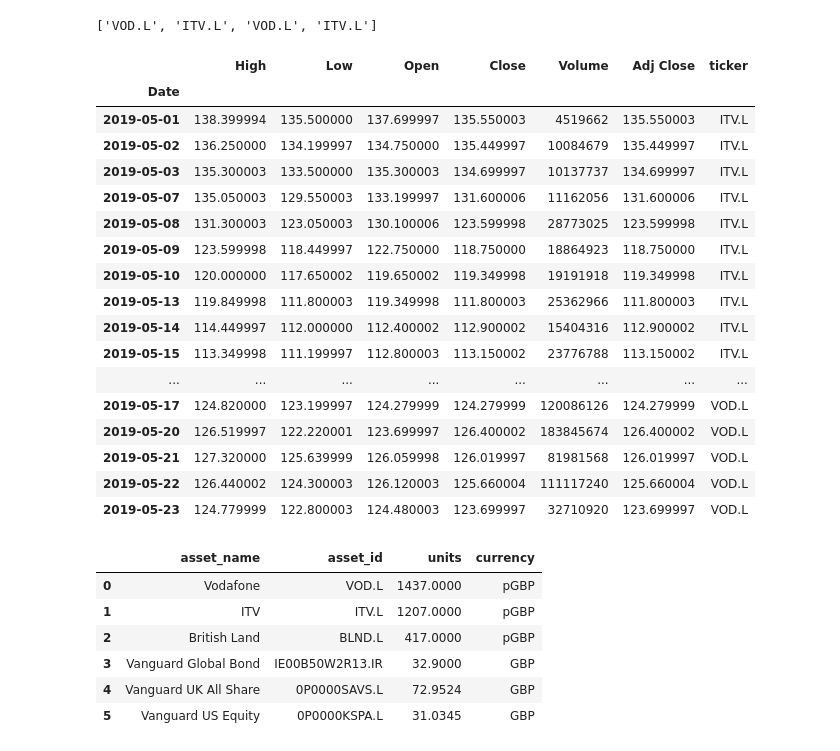
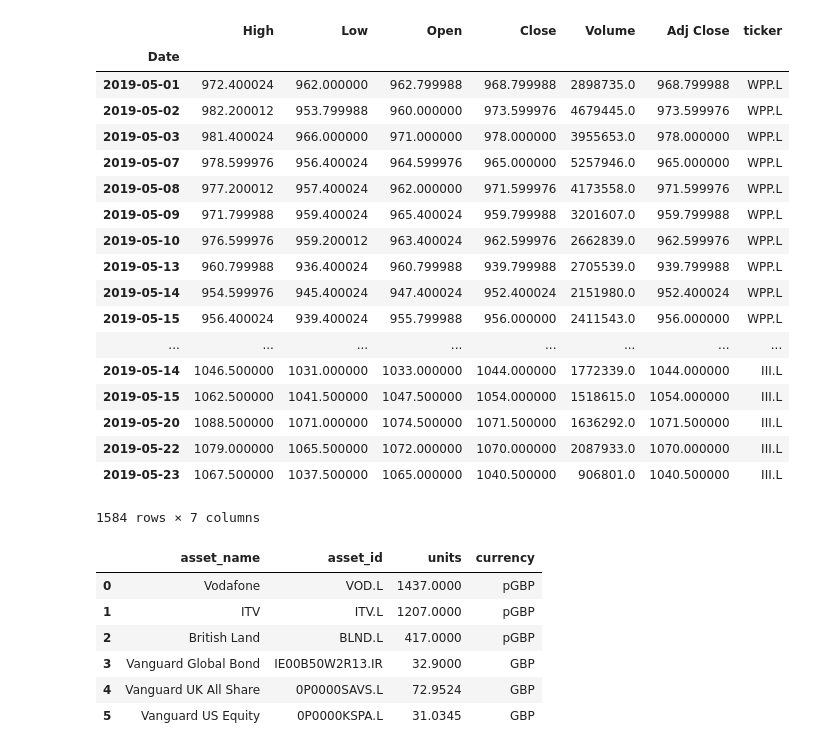
Before and after one commit to ninjananjo/Portfolio-Advisor, a Jupyter notebook: Portfolio Advisor.ipynb, the cells around one changed output. Drawn from its saved outputs; the diff is of its cells as text; code cells hidden in the pictures.

```diff
--- a/Portfolio Advisor.ipynb
+++ b/Portfolio Advisor.ipynb
@@ -94,4 +32,0 @@ blnd_value = blnd_price * blnd_units
-# %%
-['VOD.L', 'ITV.L']+['VOD.L', 'ITV.L']
-# %% [output]
-['VOD.L', 'ITV.L', 'VOD.L', 'ITV.L']
@@ -98,45 +48,47 @@ blnd_value = blnd_price * blnd_units
 # %%
-startdate = '2019/05/01'
-stocks = ['VOD.L', 'ITV.L']
-portfolio = pd.DataFrame()
+def get_yahoo_finance_data(stocks, startdate):
 
-for stock in stocks:
+    yahoo_finance_data = pd.DataFrame()
 
-    if portfolio.shape[0]==0:
+    for stock in stocks:
 
-        portfolio = pdr.DataReader(stock, 'yahoo', startdate)
-        portfolio['ticker']=[stock]*portfolio.shape[0]
-    else:
-        data = pdr.DataReader(stock, 'yahoo', startdate)
-        data['ticker']=[stock]*data.shape[0]
-        #print([data])
-        #print([portfolio])
-        portfolio = pd.concat([data,portfolio])
+        if yahoo_finance_data.shape[0]==0:
+            yahoo_finance_data = pdr.DataReader(stock, 'yahoo', startdate)
+            yahoo_finance_data['ticker']=[stock]*yahoo_finance_data.shape[0]
+        else:
+            temp = pdr.DataReader(stock, 'yahoo', startdate)
+            temp['ticker']=[stock]*temp.shape[0]
+            yahoo_finance_data = pd.concat([temp,yahoo_finance_data])
 
-
-
-#vod['Adj Close'].plot()
+    return(yahoo_finance_data)
-# %%
-portfolio
-# %% [output]
-|  | High | Low | Open | Close | Volume | Adj Close | ticker |
-| Date |  |  |  |  |  |  |  |
-| 2019-05-01 | 138.399994 | 135.500000 | 137.699997 | 135.550003 | 4519662 | 135.550003 | ITV.L |
-| 2019-05-02 | 136.250000 | 134.199997 | 134.750000 | 135.449997 | 10084679 | 135.449997 | ITV.L |
-| 2019-05-03 | 135.300003 | 133.500000 | 135.300003 | 134.699997 | 10137737 | 134.699997 | ITV.L |
-| 2019-05-07 | 135.050003 | 129.550003 | 133.199997 | 131.600006 | 11162056 | 131.600006 | ITV.L |
-| 2019-05-08 | 131.300003 | 123.050003 | 130.100006 | 123.599998 | 28773025 | 123.599998 | ITV.L |
-| 2019-05-09 | 123.599998 | 118.449997 | 122.750000 | 118.750000 | 18864923 | 118.750000 | ITV.L |
-| 2019-05-10 | 120.000000 | 117.650002 | 119.650002 | 119.349998 | 19191918 | 119.349998 | ITV.L |
-| 2019-05-13 | 119.849998 | 111.800003 | 119.349998 | 111.800003 | 25362966 | 111.800003 | ITV.L |
-| 2019-05-14 | 114.449997 | 112.000000 | 112.400002 | 112.900002 | 15404316 | 112.900002 | ITV.L |
-| 2019-05-15 | 113.349998 | 111.199997 | 112.800003 | 113.150002 | 23776788 | 113.150002 | ITV.L |
-| ... | ... | ... | ... | ... | ... | ... | ... |
-| 2019-05-17 | 124.820000 | 123.199997 | 124.279999 | 124.279999 | 120086126 | 124.279999 | VOD.L |
-| 2019-05-20 | 126.519997 | 122.220001 | 123.699997 | 126.400002 | 183845674 | 126.400002 | VOD.L |
-| 2019-05-21 | 127.320000 | 125.639999 | 126.059998 | 126.019997 | 81981568 | 126.019997 | VOD.L |
-| 2019-05-22 | 126.440002 | 124.300003 | 126.120003 | 125.660004 | 111117240 | 125.660004 | VOD.L |
-| 2019-05-23 | 124.779999 | 122.800003 | 124.480003 | 123.699997 | 32710920 | 123.699997 | VOD.L |
+# %%
+ftse_tickers = pd.read_csv('FTSE100_tickers.csv')
+ftse_tickers['ticker'] = ftse_tickers['ticker'] + '.L'
+# %%
+startdate = '2019/05/01'
+stocks = ['VOD.L', 'ITV.L']
+data = get_yahoo_finance_data(ftse_tickers['ticker'], startdate)
+data
+# %% [output]
+|  | High | Low | Open | Close | Volume | Adj Close | ticker |
+| Date |  |  |  |  |  |  |  |
+| 2019-05-01 | 972.400024 | 962.000000 | 962.799988 | 968.799988 | 2898735.0 | 968.799988 | WPP.L |
+| 2019-05-02 | 982.200012 | 953.799988 | 960.000000 | 973.599976 | 4679445.0 | 973.599976 | WPP.L |
+| 2019-05-03 | 981.400024 | 966.000000 | 971.000000 | 978.000000 | 3955653.0 | 978.000000 | WPP.L |
+| 2019-05-07 | 978.599976 | 956.400024 | 964.599976 | 965.000000 | 5257946.0 | 965.000000 | WPP.L |
+| 2019-05-08 | 977.200012 | 957.400024 | 962.000000 | 971.599976 | 4173558.0 | 971.599976 | WPP.L |
+| 2019-05-09 | 971.799988 | 959.400024 | 965.400024 | 959.799988 | 3201607.0 | 959.799988 | WPP.L |
+| 2019-05-10 | 976.599976 | 959.200012 | 963.400024 | 962.599976 | 2662839.0 | 962.599976 | WPP.L |
+| 2019-05-13 | 960.799988 | 936.400024 | 960.799988 | 939.799988 | 2705539.0 | 939.799988 | WPP.L |
+| 2019-05-14 | 954.599976 | 945.400024 | 947.400024 | 952.400024 | 2151980.0 | 952.400024 | WPP.L |
+| 2019-05-15 | 956.400024 | 939.400024 | 955.799988 | 956.000000 | 2411543.0 | 956.000000 | WPP.L |
+| ... | ... | ... | ... | ... | ... | ... | ... |
+| 2019-05-14 | 1046.500000 | 1031.000000 | 1033.000000 | 1044.000000 | 1772339.0 | 1044.000000 | III.L |
+| 2019-05-15 | 1062.500000 | 1041.500000 | 1047.500000 | 1054.000000 | 1518615.0 | 1054.000000 | III.L |
+| 2019-05-20 | 1088.500000 | 1071.000000 | 1074.500000 | 1071.500000 | 1636292.0 | 1071.500000 | III.L |
+| 2019-05-22 | 1079.000000 | 1065.500000 | 1072.000000 | 1070.000000 | 2087933.0 | 1070.000000 | III.L |
+| 2019-05-23 | 1067.500000 | 1037.500000 | 1065.000000 | 1040.500000 | 906801.0 | 1040.500000 | III.L |
+1584 rows × 7 columns
 # %%
 #my portfolio
 dict_portfolio ={"asset_name": ["Vodafone","ITV", "British Land", "Vanguard Global Bond","Vanguard UK All Share", "Vanguard US Equity"],
```
Also changed, not shown: parts of 10 cells of this notebook.
